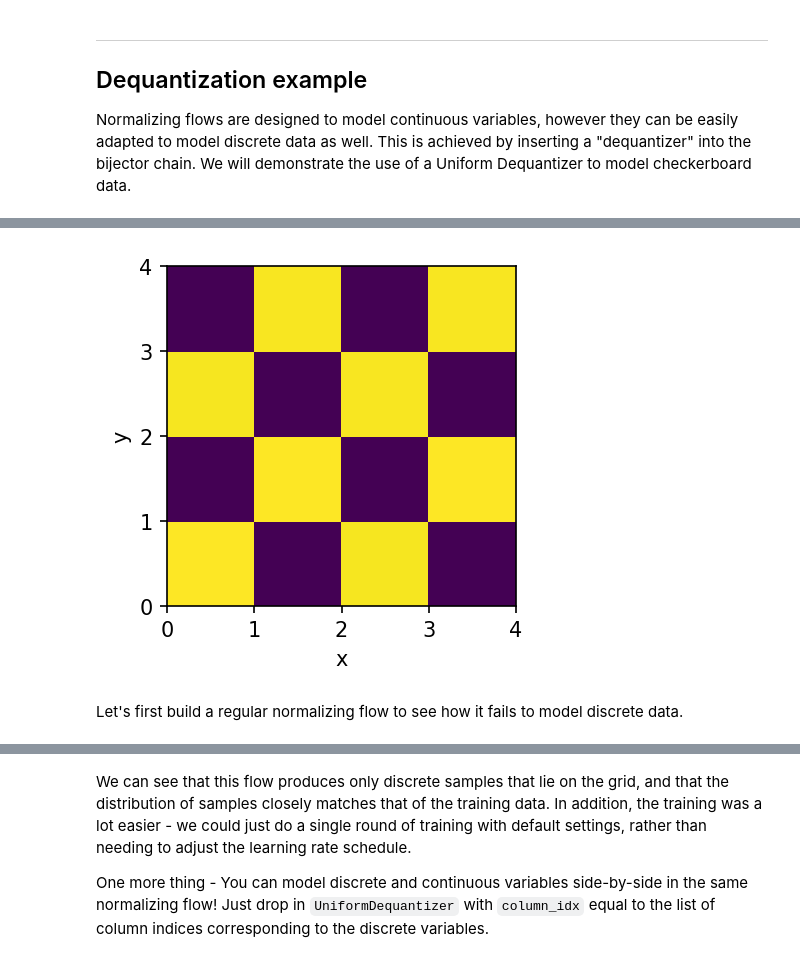
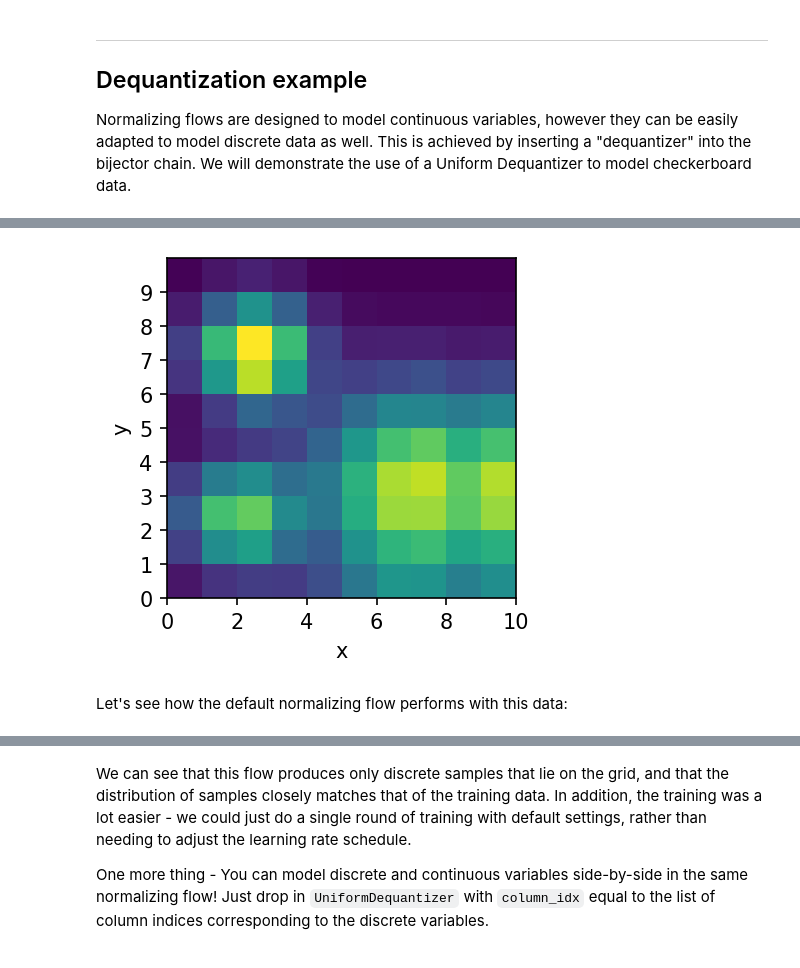
Before and after one commit to jfcrenshaw/pzflow, a Jupyter notebook: docs/tutorials/dequantization.ipynb, the cells around one changed output, grey strips where cells are left out. Cells and saved outputs as stored; diff of their text form; code cells hidden in the pictures.

```diff
--- a/docs/tutorials/dequantization.ipynb
+++ b/docs/tutorials/dequantization.ipynb
@@ -37,0 +43,10 @@ data = pd.DataFrame(data, columns=("x", "y"))
+# %%
+np.random.seed(0)
+samples1 = np.abs(np.random.normal([2.5, 7.2], [1, 1], size=(20_000, 2))).astype(int)
+samples2 = np.abs(np.random.normal([7.2, 3.2], [2, 2], size=(65_000, 2))).astype(int)
+samples3 = np.abs(np.random.normal([2.1, 2.4], [1, 1], size=(15_000, 2))).astype(int)
+samples = np.concatenate((samples1, samples2, samples3))
+
+samples = np.clip(samples, 0, 9)
+
+data = pd.DataFrame(samples, columns=("x", "y"))
@@ -38,10 +69,9 @@ data = pd.DataFrame(data, columns=("x", "y"))
 # %%
 # Let's plot this distribution
 fig, ax = plt.subplots(figsize=(3,3), dpi=150)
+R = 10
 ax.hist2d(data["x"], data["y"], bins=R, range=((0, R), (0, R)))
-ax.set(xlabel="x", ylabel="y", yticks=np.arange(5))
+ax.set(xlabel="x", ylabel="y", yticks=np.arange(R))
 plt.show()
 # %% [output]
-[figure, old version]
+[figure, new version]
-# %% [markdown]
-Let's first build a regular normalizing flow to see how it fails to model discrete data.
@@ -59 +78,3 @@ flow = Flow(data.columns, bijector, latent=latent)
+# %% [markdown]
+Let's see how the default normalizing flow performs with this data:
 # %%
```
Also changed, not shown: parts of 20 cells of this notebook, 11 other files.
